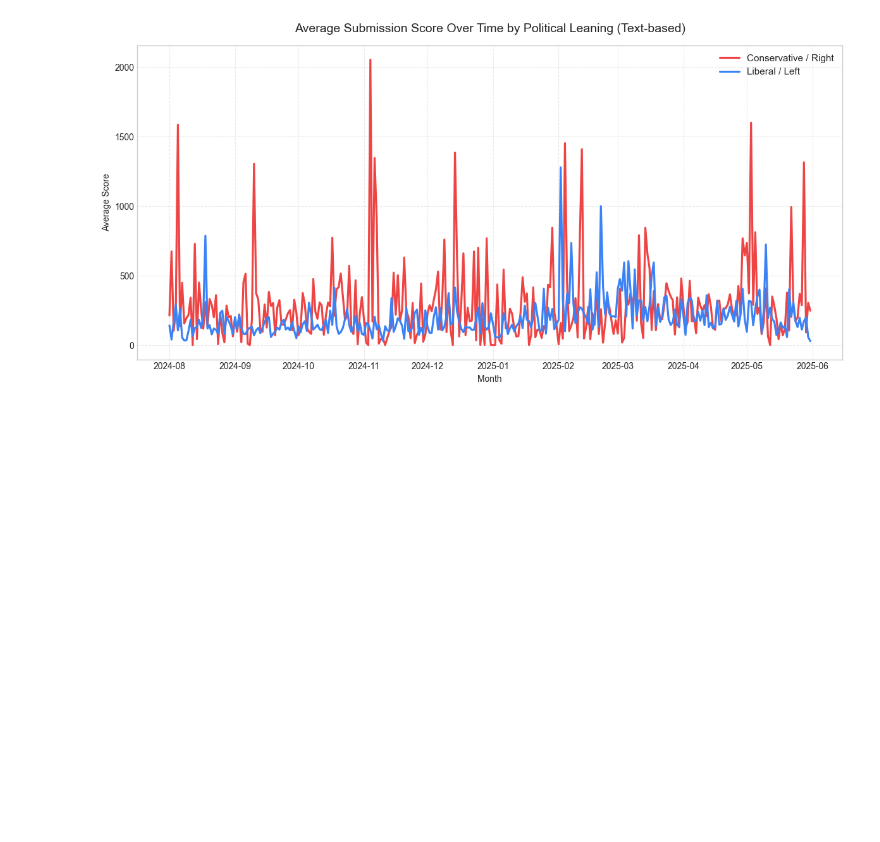
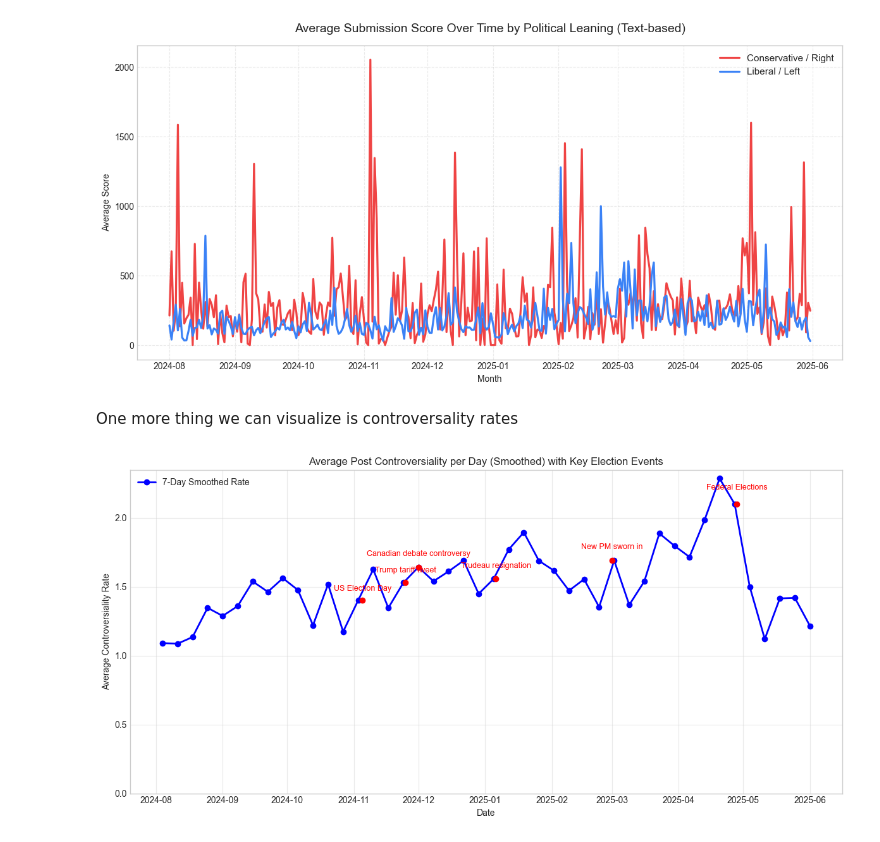
Before and after one commit to volodymyr2126/CSS-reddit-research, a Jupyter notebook: eda.ipynb, the cells around one changed output. Drawn from its saved outputs; the diff is of its cells as text; code cells hidden in the pictures; blank space fills up the shorter version.

```diff
--- a/eda.ipynb
+++ b/eda.ipynb
@@ -332,3 +375,57 @@ plt.tight_layout()
 plt.show()
 # %% [output]
 [figure]
+# %% [markdown]
+One more thing we can visualize is controversality rates
+# %%
+controversiality_by_post = (
+    election_comments.groupby("link_id")
+      .agg(
+          controversiality_rate=("controversiality", "sum"),
+          created_utc=("created_utc", "min")
+      )
+      .reset_index()
+      .sort_values("created_utc")
+)
+
+daily_controversiality = (
+    controversiality_by_post
+    .set_index("created_utc")
+    .resample("W")["controversiality_rate"]
+    .mean()
+    .reset_index()
+)
+events = [
+    ("2024-11-05", "US Election Day"),
+    ("2024-11-25", "Trump tariff tweet"),
+    ("2024-12-01", "Canadian debate controversy"),
+    ("2025-01-06", "Trudeau resignation"),
+    ("2025-03-01", "New PM sworn in"),
+    ("2025-04-28", "Federal Elections")
+]
+
+plt.figure(figsize=(12,6))
+
+plt.plot(
+    daily_controversiality["created_utc"],
+    daily_controversiality["controversiality_rate"],
+    color="blue", linewidth=2, marker="o", label="7-Day Smoothed Rate"
+)
+
+for date_str, label in events:
+    date = pd.to_datetime(date_str)
+    nearest_idx = (daily_controversiality["created_utc"] - date).abs().idxmin()
+    y = daily_controversiality.loc[nearest_idx, "controversiality_rate"]
+    plt.scatter(date, y, color="red", zorder=5)
+    plt.text(date, y * 1.05, label, color="red", ha="center", fontsize=9)
+
+plt.title("Average Post Controversiality per Day (Smoothed) with Key Election Events")
+plt.xlabel("Date")
+plt.ylabel("Average Controversiality Rate")
+plt.grid(True, alpha=0.4)
+plt.legend()
+plt.ylim(bottom=0)
+plt.tight_layout()
+plt.show()
+# %% [output]
+[figure, added]
```
Also changed, not shown: parts of 9 cells of this notebook, 1 other file.
